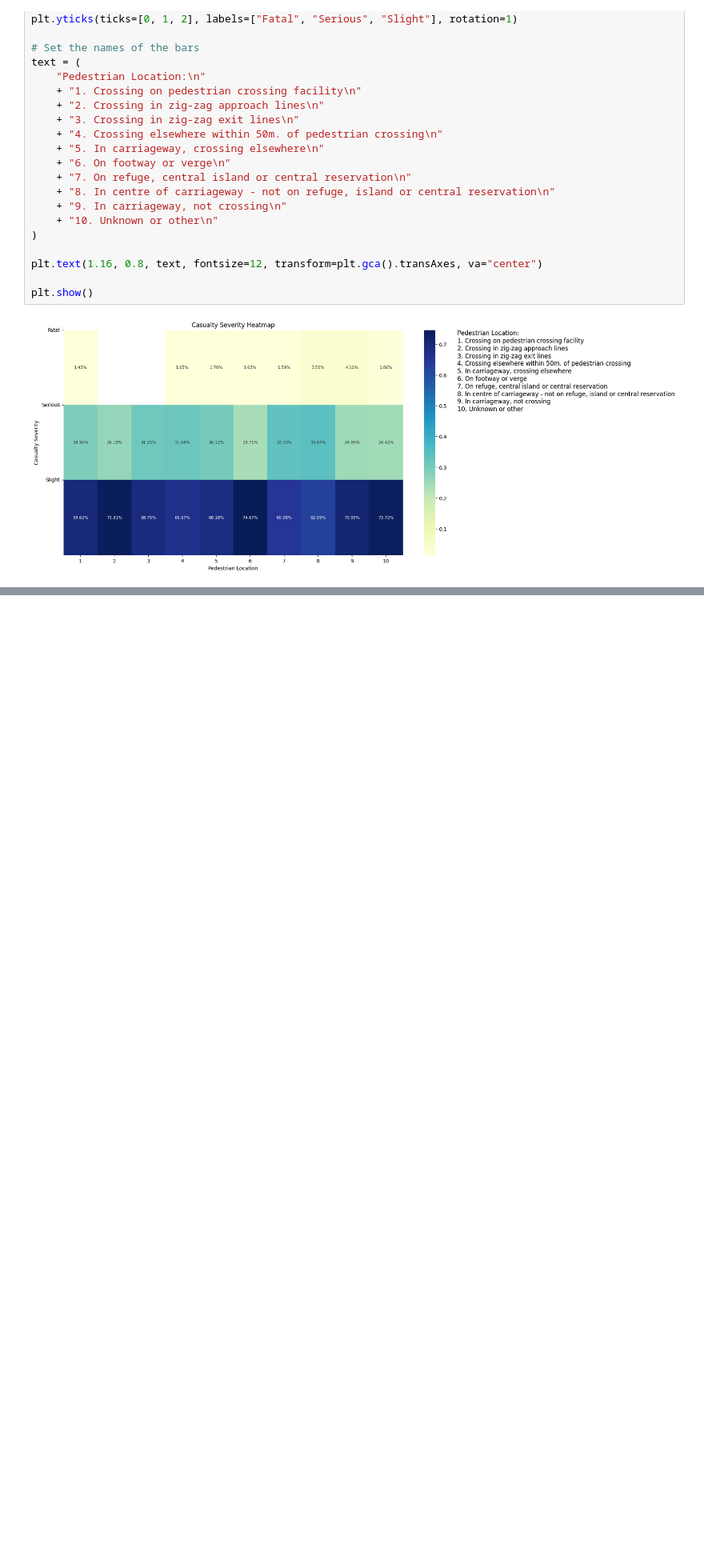
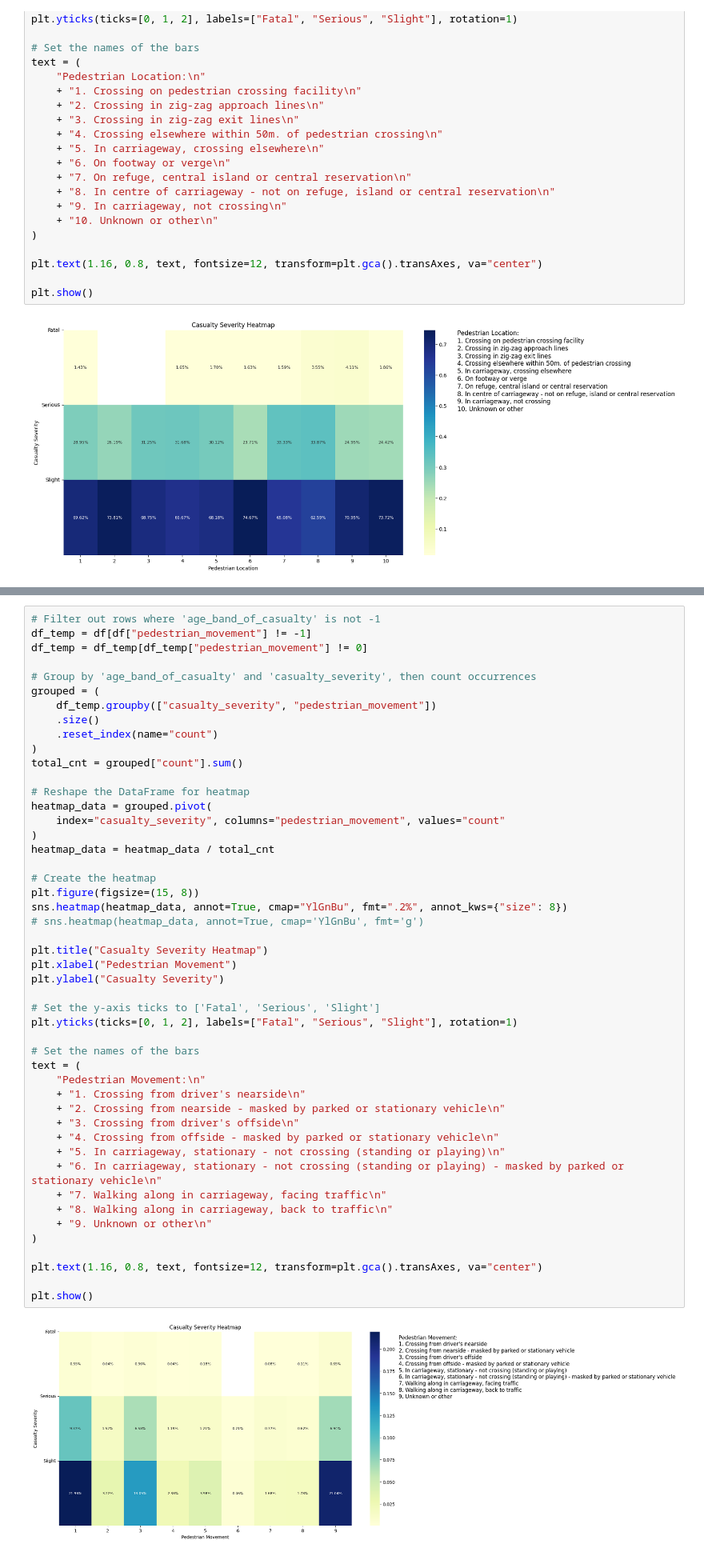
Before and after one commit to MohammadJavadN/Road-Accidents-Analysis, a Jupyter notebook: ds.ipynb, the cells around one changed output, grey strips where cells are left out. Shown at 80% size. Saved outputs shown, nothing was run; the diff lists cells and outputs as text; blank space fills up the shorter version.

Commit message:
casualty_severity, pedestrian_movement heatmap

```diff
--- a/ds.ipynb
+++ b/ds.ipynb
@@ -933,0 +936,50 @@ plt.show()
+# %%
+# Filter out rows where 'age_band_of_casualty' is not -1
+df_temp = df[df["pedestrian_movement"] != -1]
+df_temp = df_temp[df_temp["pedestrian_movement"] != 0]
+
+# Group by 'age_band_of_casualty' and 'casualty_severity', then count occurrences
+grouped = (
+    df_temp.groupby(["casualty_severity", "pedestrian_movement"])
+    .size()
+    .reset_index(name="count")
+)
+total_cnt = grouped["count"].sum()
+
+# Reshape the DataFrame for heatmap
+heatmap_data = grouped.pivot(
+    index="casualty_severity", columns="pedestrian_movement", values="count"
+)
+heatmap_data = heatmap_data / total_cnt
+
+# Create the heatmap
+plt.figure(figsize=(15, 8))
+sns.heatmap(heatmap_data, annot=True, cmap="YlGnBu", fmt=".2%", annot_kws={"size": 8})
+# sns.heatmap(heatmap_data, annot=True, cmap='YlGnBu', fmt='g')
+
+plt.title("Casualty Severity Heatmap")
+plt.xlabel("Pedestrian Movement")
+plt.ylabel("Casualty Severity")
+
+# Set the y-axis ticks to ['Fatal', 'Serious', 'Slight']
+plt.yticks(ticks=[0, 1, 2], labels=["Fatal", "Serious", "Slight"], rotation=1)
+
+# Set the names of the bars
+text = (
+    "Pedestrian Movement:\n"
+    + "1. Crossing from driver's nearside\n"
+    + "2. Crossing from nearside - masked by parked or stationary vehicle\n"
+    + "3. Crossing from driver's offside\n"
+    + "4. Crossing from offside - masked by parked or stationary vehicle\n"
+    + "5. In carriageway, stationary - not crossing (standing or playing)\n"
+    + "6. In carriageway, stationary - not crossing (standing or playing) - masked by parked or stationary vehicle\n"
+    + "7. Walking along in carriageway, facing traffic\n"
+    + "8. Walking along in carriageway, back to traffic\n"
+    + "9. Unknown or other\n"
+)
+
+plt.text(1.16, 0.8, text, fontsize=12, transform=plt.gca().transAxes, va="center")
+
+plt.show()
+# %% [output]
+[figure, added]
```
Also changed, not shown: parts of 3 cells of this notebook.
